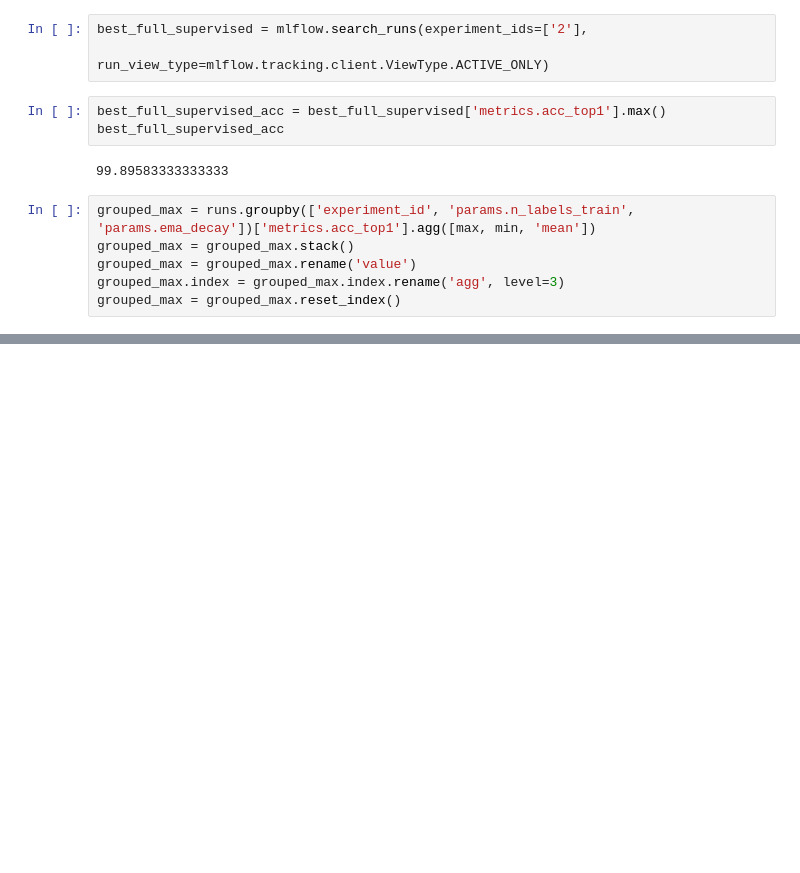
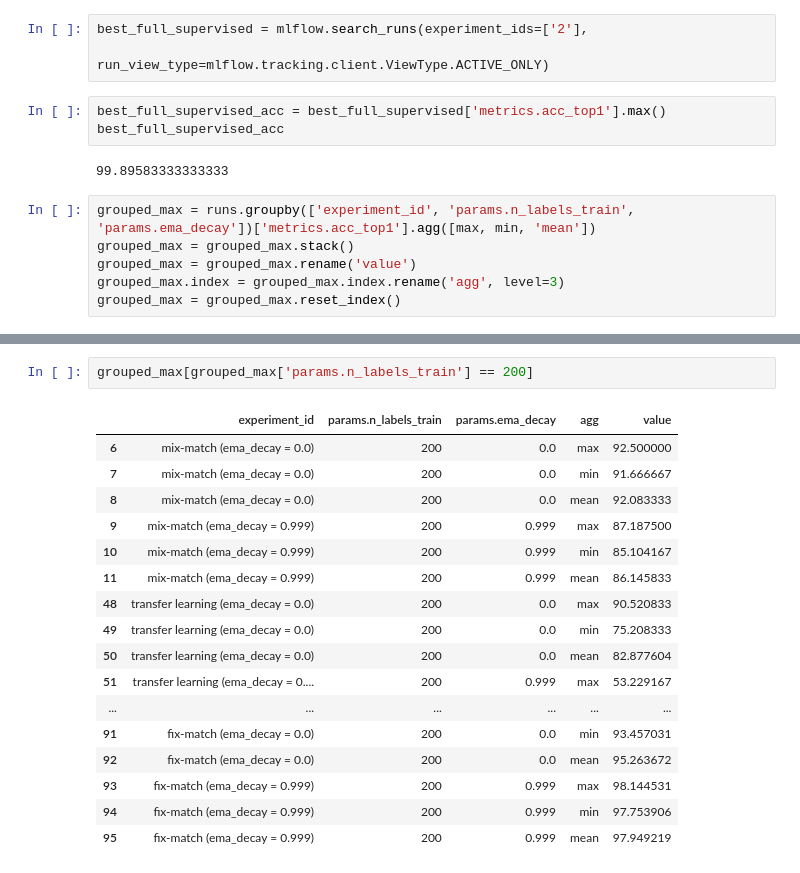
Before and after one commit to Valentyn1997/oct-diagn-semi-supervised, a Jupyter notebook: notebooks/01_experiments.ipynb, the cells around one changed output, grey strips where cells are left out. Drawn from its saved outputs; the diff is of its cells as text; blank space fills up the shorter version.

```diff
--- a/notebooks/01_experiments.ipynb
+++ b/notebooks/01_experiments.ipynb
@@ -55,3 +52,23 @@ grouped_max
+# %%
+grouped_max[grouped_max['params.n_labels_train'] == 200]
+# %% [output]
+|  | experiment_id | params.n_labels_train | params.ema_decay | agg | value |
+| 6 | mix-match (ema_decay = 0.0) | 200 | 0.0 | max | 92.500000 |
+| 7 | mix-match (ema_decay = 0.0) | 200 | 0.0 | min | 91.666667 |
+| 8 | mix-match (ema_decay = 0.0) | 200 | 0.0 | mean | 92.083333 |
+| 9 | mix-match (ema_decay = 0.999) | 200 | 0.999 | max | 87.187500 |
+| 10 | mix-match (ema_decay = 0.999) | 200 | 0.999 | min | 85.104167 |
+| 11 | mix-match (ema_decay = 0.999) | 200 | 0.999 | mean | 86.145833 |
+| 48 | transfer learning (ema_decay = 0.0) | 200 | 0.0 | max | 90.520833 |
+| 49 | transfer learning (ema_decay = 0.0) | 200 | 0.0 | min | 75.208333 |
+| 50 | transfer learning (ema_decay = 0.0) | 200 | 0.0 | mean | 82.877604 |
+| 51 | transfer learning (ema_decay = 0.... | 200 | 0.999 | max | 53.229167 |
+| ... | ... | ... | ... | ... | ... |
+| 91 | fix-match (ema_decay = 0.0) | 200 | 0.0 | min | 93.457031 |
+| 92 | fix-match (ema_decay = 0.0) | 200 | 0.0 | mean | 95.263672 |
+| 93 | fix-match (ema_decay = 0.999) | 200 | 0.999 | max | 98.144531 |
+| 94 | fix-match (ema_decay = 0.999) | 200 | 0.999 | min | 97.753906 |
+| 95 | fix-match (ema_decay = 0.999) | 200 | 0.999 | mean | 97.949219 |
 # %%
 fig, ax = plt.subplots(1, 1, figsize = (10, 7))
 
```
Also changed, not shown: parts of 5 cells of this notebook, 2 other files.
